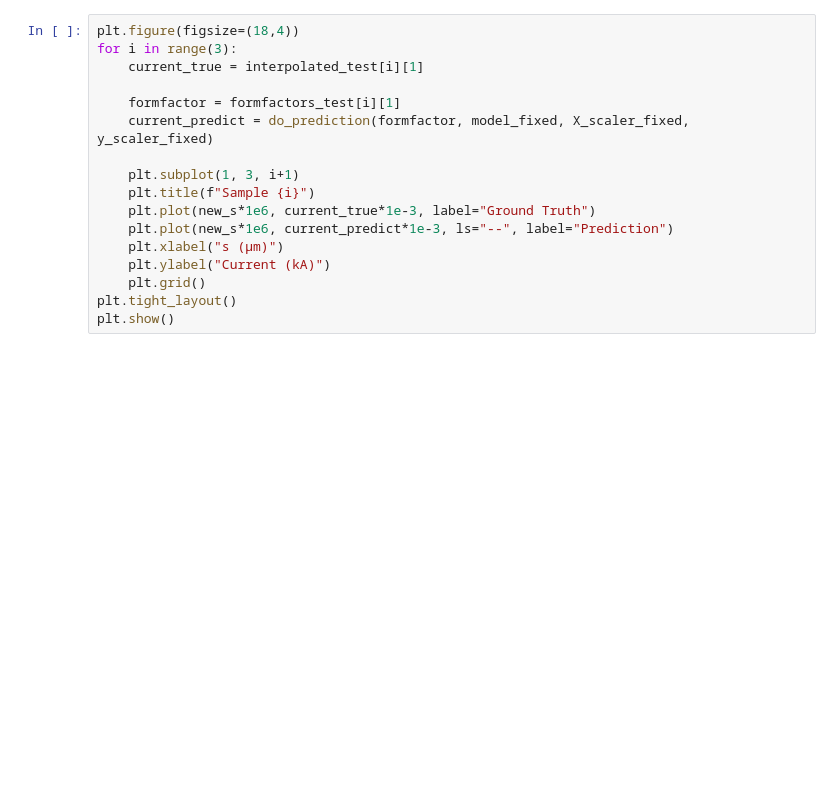
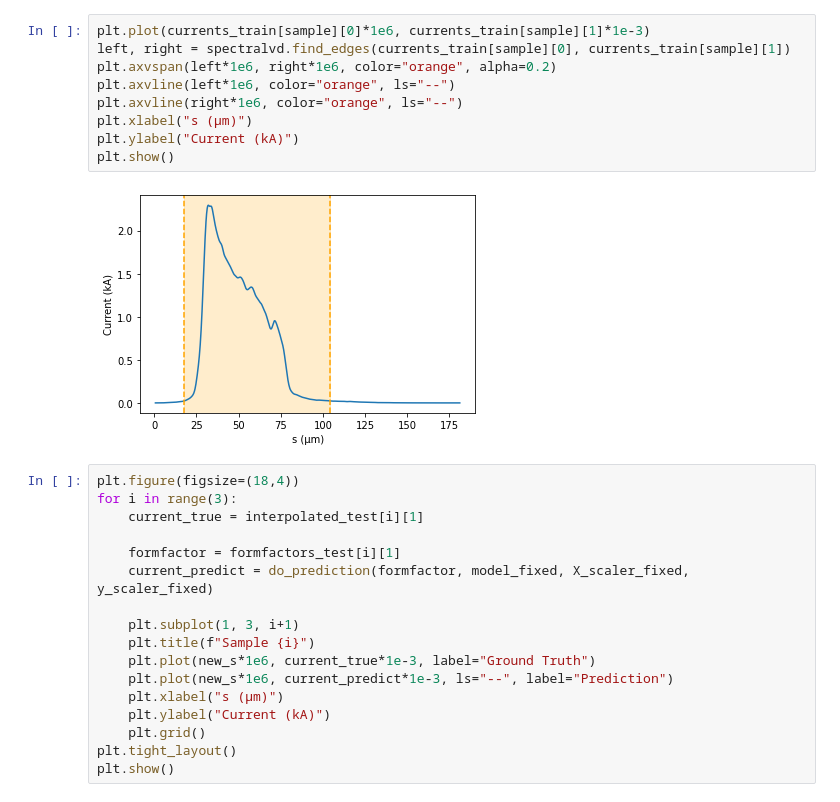
Before and after one commit to jank324/spectral-vd-euxfel, a Jupyter notebook: compare.ipynb, the cells around one changed output. Drawn from its saved outputs; the diff is of its cells as text; blank space fills up the shorter version.

```diff
--- a/compare.ipynb
+++ b/compare.ipynb
@@ -118,3 +333,14 @@ def do_prediction(formfactor, cp, cp_X_scaler, cp_y_scaler):
+# %%
+plt.plot(currents_train[sample][0]*1e6, currents_train[sample][1]*1e-3)
+left, right = spectralvd.find_edges(currents_train[sample][0], currents_train[sample][1])
+plt.axvspan(left*1e6, right*1e6, color="orange", alpha=0.2)
+plt.axvline(left*1e6, color="orange", ls="--")
+plt.axvline(right*1e6, color="orange", ls="--")
+plt.xlabel("s (μm)")
+plt.ylabel("Current (kA)")
+plt.show()
+# %% [output]
+[figure, added]
 # %%
 plt.figure(figsize=(18,4))
 for i in range(3):
```
Also changed, not shown: parts of 34 cells of this notebook, 39 other files.
